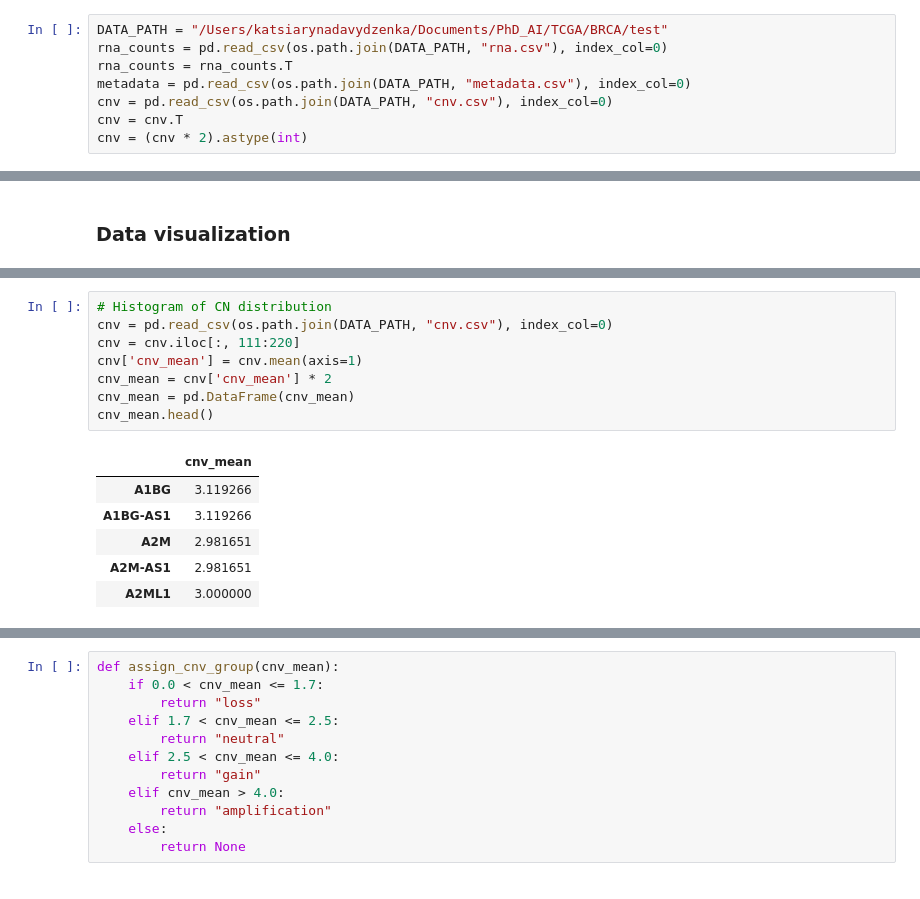
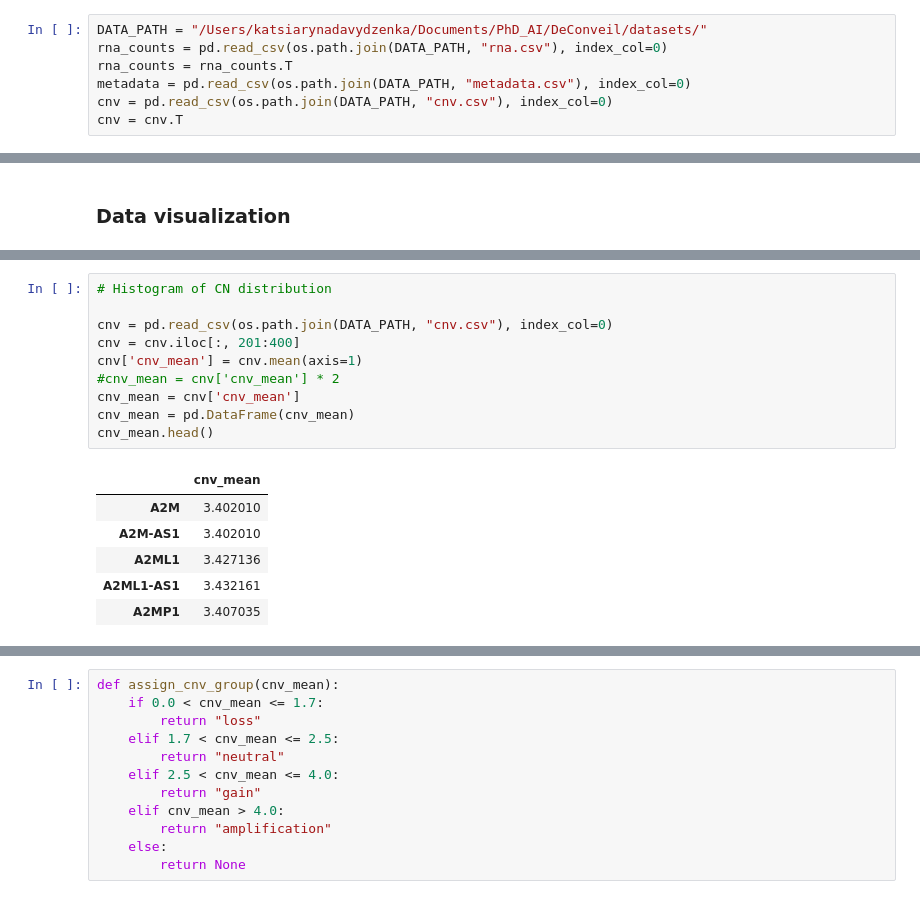
Before and after one commit to kdavydzenka/DeConveil, a Jupyter notebook: test_deconveil.ipynb, the cells around one changed output, grey strips where cells are left out. Saved outputs shown, nothing was run; the diff lists cells and outputs as text.

```diff
--- a/test_deconveil.ipynb
+++ b/test_deconveil.ipynb
@@ -161,13 +155,12 @@ Below, we provide an example using TCGA cancer data to demonstrate the applicati
 # %% [markdown]
 Load TCGA cancer data
 # %%
-DATA_PATH = "/Users/katsiarynadavydzenka/Documents/PhD_AI/TCGA/BRCA/test"
+DATA_PATH = "/Users/katsiarynadavydzenka/Documents/PhD_AI/DeConveil/datasets/"
 rna_counts = pd.read_csv(os.path.join(DATA_PATH, "rna.csv"), index_col=0)
 rna_counts = rna_counts.T
 metadata = pd.read_csv(os.path.join(DATA_PATH, "metadata.csv"), index_col=0)
 cnv = pd.read_csv(os.path.join(DATA_PATH, "cnv.csv"), index_col=0)
 cnv = cnv.T
-cnv = (cnv * 2).astype(int)
 # %%
 rna_counts.head()
 # %% [output]
@@ -556,18 +471,20 @@ cn_aware.head()
 # %%
 # Histogram of CN distribution
+
 cnv = pd.read_csv(os.path.join(DATA_PATH, "cnv.csv"), index_col=0)
-cnv = cnv.iloc[:, 111:220]
+cnv = cnv.iloc[:, 201:400]
 cnv['cnv_mean'] = cnv.mean(axis=1)
-cnv_mean = cnv['cnv_mean'] * 2
+#cnv_mean = cnv['cnv_mean'] * 2
+cnv_mean = cnv['cnv_mean']
 cnv_mean = pd.DataFrame(cnv_mean)
 cnv_mean.head()
 # %% [output]
 |  | cnv_mean |
-| A1BG | 3.119266 |
-| A1BG-AS1 | 3.119266 |
-| A2M | 2.981651 |
-| A2M-AS1 | 2.981651 |
-| A2ML1 | 3.000000 |
+| A2M | 3.402010 |
+| A2M-AS1 | 3.402010 |
+| A2ML1 | 3.427136 |
+| A2ML1-AS1 | 3.432161 |
+| A2MP1 | 3.407035 |
 # %%
 combined_data = cn_aware.merge(cnv_mean, left_index=True, right_index=True, how="left")
 combined_data.head()
```
Also changed, not shown: parts of 31 cells of this notebook.
